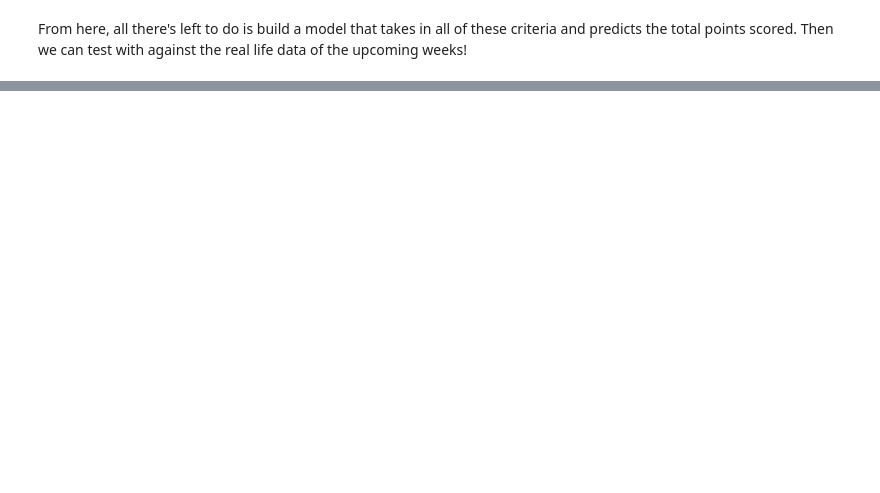
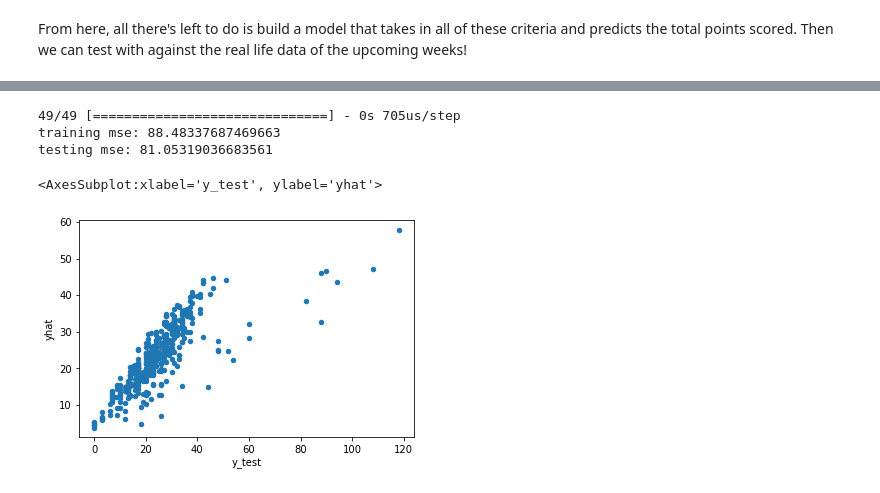
Before and after one commit to thejoshuahernandez/ECS-171-Group-Project, a Jupyter notebook: Predicting NFL Scores.ipynb, the cells around one changed output, grey strips where cells are left out. Saved outputs shown, nothing was run; the diff lists cells and outputs as text; code cells hidden in the pictures; blank space fills up the shorter version.

```diff
--- a/Predicting NFL Scores.ipynb
+++ b/Predicting NFL Scores.ipynb
@@ -51,12 +92,18 @@ df['score'] = oPassG['score'].sum()
 # %% [markdown]
 A quick print of our data shows that our data has not been standardized or normalized.
 # %%
+#dont mind me, just changing na's to 0, since all NA's means none of the stat was achieved in the game
+#totally did not figure this out until breaking my model so many times..
+df = df.fillna(0)
+
 len(df)
 #1940 Rows - meaning 1940/2 games analyzed for a total of 970 games.
 #1940 observations in total. No data is missing.
 
 print(df)
 #COLUMN DESCRIPTIONS
+#game_id = game identification
+#team = team that played
 #pass_yds = number of passing yards in game by team
 #pass_cmp = number of passes completed in game
 #pass_att = number of passes tried
@@ -73,5 +120,8 @@ print(df)
 #rush_td = amount of rushes leading to tds
 #rec_yds = amount of receiving yards in game by team
 #rec_td = amount of receptions leading to a touchdown
+#fumbles_lost = amount of fumbles that were recovered by the opposing team
 #totalYds = total amount of offense yardage by team
+
+#o columns are just the same statistics, for the enemy team of the same game.
 # %% [output]
@@ -135,8 +185,10 @@ df.plot(y="pass_yds",x="pass_sacked",kind="scatter")
 # %%
 column_headers = list(df.columns.values)
 column_headers.remove('score')
+column_headers.remove('team')
+column_headers.remove('game_id')
 scaler = MinMaxScaler()
-normdf = pd.DataFrame(scaler.fit_transform(df.drop('score',axis=1)), columns=column_headers)
+normdf = pd.DataFrame(scaler.fit_transform(df.drop(['score','team','game_id'],axis=1)), columns=column_headers)
 print(normdf)
 # %% [output]
       pass_yds  pass_cmp  pass_att   pass_td  pass_int  pass_yds/att  \
@@ -160,0 +217,17 @@ From here, all there's left to do is build a model that takes in all of these cr
+# %%
+import numpy as np
+from sklearn.model_selection import train_test_split
+from keras.models import Sequential
+from keras.layers import Dense
+
+X = normdf
+y = df['score']
+X_train, X_test, y_train, y_test = train_test_split(X, y, test_size=0.2, random_state=21)
+print(np.any(np.isnan(X_test)))
+print(np.any(np.isnan(y_test)))
+model = Sequential()
+model.add(Dense(units = 16,activation = 'relu', input_dim= 36))
+model.add(Dense(units = 1,activation = 'relu'))
+model.compile(optimizer = 'adam', loss = 'mean_absolute_error')
+model.fit(X_train, y_train, batch_size = 1, epochs = 100)
+yhat = model.predict(X_test)
@@ -160,0 +252,15 @@ From here, all there's left to do is build a model that takes in all of these cr
+# %%
+from sklearn.metrics import classification_report, mean_squared_error
+import matplotlib.pyplot as plt
+comp = pd.DataFrame(yhat)
+comp['y_test'] = y_test.values
+comp.columns = ['yhat','y_test']
+print("training mse: " + str(mean_squared_error(model.predict(X_train),y_train)))
+print("testing mse: "  + str(mean_squared_error(yhat,y_test)))
+comp.plot(x = 'y_test', y = 'yhat',kind="scatter")
+# %% [output]
+49/49 [==============================] - 0s 705us/step
+training mse: 88.48337687469663
+testing mse: 81.05319036683561
+<AxesSubplot:xlabel='y_test', ylabel='yhat'>
+[figure, added]
```
Also changed, not shown: parts of 8 cells of this notebook.
